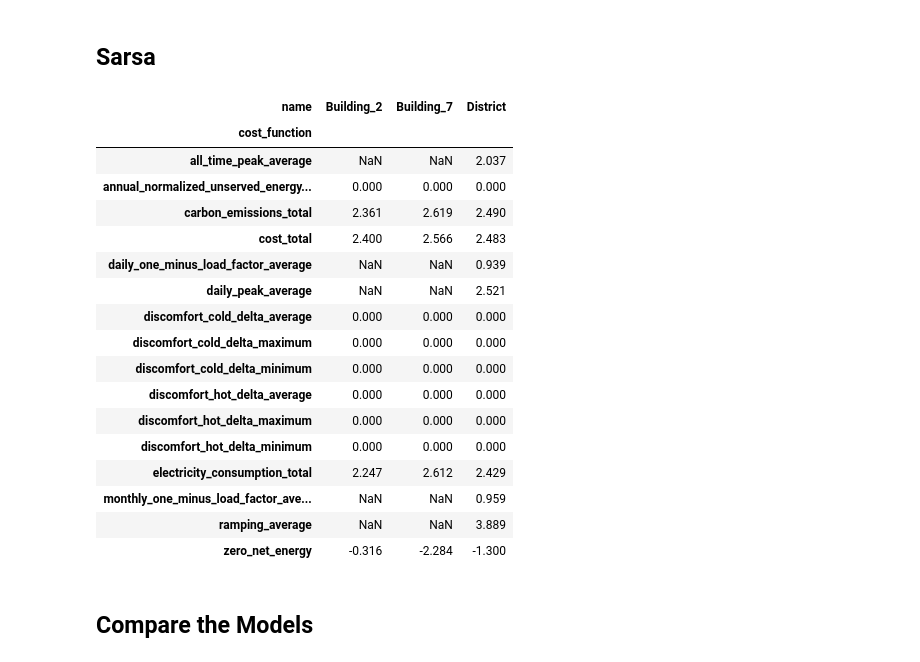
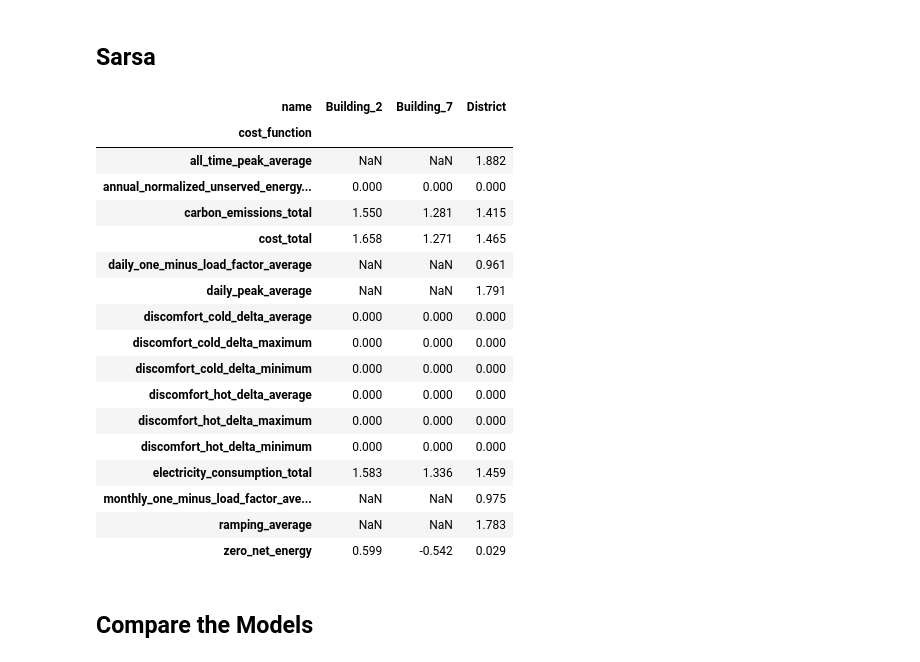
Before and after one commit to CaseyMOwen/Fa24-CS-138-FinalProject, a Jupyter notebook: main.ipynb, the cells around one changed output. Drawn from its saved outputs; the diff is of its cells as text; code cells hidden in the pictures.

```diff
--- a/main.ipynb
+++ b/main.ipynb
@@ -83,11 +83,16 @@ display(kpis)
 # A general environment with discrete observations and actions that can be re-used for multiple agent types
 from functions.wrappers import DiscreteAlgorithmWrapper
 
+
 discrete_env = CityLearnEnv(schema, random_seed=RANDOM_SEED)
 
+# Very Large bins and low multiplier for testing purposes
+
 # define active observations and actions and their bin sizes
-observation_bins = {'hour': 24, 'month':12, 'electricity_pricing':15}
-action_bins = {'electrical_storage': 12, 'heating_storage': 12}
+observation_bins = {'hour': 2, 'month':2, 'electricity_pricing':2}
+action_bins = {'electrical_storage': 2, 'heating_storage': 2}
+# Timesteps per state action when simulating
+execution_multiplier = 1
 
 # initialize list of bin sizes where each building
 # has a dictionary in the list definining its bin sizes
@@ -98,3 +103,15 @@ for b in discrete_env.buildings:
     # add a bin size definition for the buildings
     observation_bin_sizes.append(observation_bins)
     action_bin_sizes.append(action_bins)
+
+unwrapped_env = DiscreteAlgorithmWrapper(
+    discrete_env.unwrapped,
+    observation_bin_sizes=observation_bin_sizes,
+    action_bin_sizes=action_bin_sizes
+)
+m = unwrapped_env.observation_space[0].n
+n = unwrapped_env.action_space[0].n
+t = unwrapped_env.time_steps - 1
+num_episodes = int(m*n*execution_multiplier/t)
+print('Q-Table dimension:', (m, n))
+print('Number of episodes to train:', num_episodes)
@@ -104,6 +124,7 @@ for b in discrete_env.buildings:
 Sampling based on CityLearn Implementation to create framework for how we will test and implement our new algorithms
 # %%
 from agents.qlearning import TabularQLearning
+from IPython.display import display
 
 # This made for Tabular Q learning, but I think it applies to any discrete algorithm
 q_env = DiscreteAlgorithmWrapper(
@@ -126,6 +147,10 @@ q_agent = TabularQLearning(
     **q_kwargs
 )
 
+# ----------------- Train -----------------
+_ = q_agent.learn(episodes=num_episodes)
+
+# ----------------- Test -----------------
 # Initialize Environment
 observations, _ = q_env.reset()
 
@@ -133,7 +158,7 @@ while not q_env.terminated:
     actions = q_agent.predict(observations)
     observations, reward, info, terminated, truncated = q_env.step(actions)
 
-# test
+
 kpis = q_agent.env.evaluate()
 kpis = kpis.pivot(index='cost_function', columns='name', values='value').round(3)
 kpis = kpis.dropna(how='all')
@@ -167,50 +192,53 @@ sarsa_env = DiscreteAlgorithmWrapper(
     observation_bin_sizes=observation_bin_sizes,
     action_bin_sizes=action_bin_sizes
 )
 
 sarsa_kwargs = {
     'epsilon': 0.1,
     'alpha': 0.005,
     'gamma': 0.99,
 }
 
+
 sarsa_agent = Sarsa(
     env=sarsa_env,
     random_seed=RANDOM_SEED,
     **sarsa_kwargs
 )
+# ----------------- Train -----------------
+_ = sarsa_agent.learn(episodes=num_episodes)
 
+# ----------------- Test -----------------
 # Initialize Environment
 observations, _ = sarsa_env.reset()
 
 while not sarsa_env.terminated:
     actions = sarsa_agent.predict(observations)
     observations, reward, info, terminated, truncated = sarsa_env.step(actions)
 
-# test
 kpis = sarsa_agent.env.evaluate()
 kpis = kpis.pivot(index='cost_function', columns='name', values='value').round(3)
 kpis = kpis.dropna(how='all')
 display(kpis)
 # %% [output]
 | name | Building_2 | Building_7 | District |
 | cost_function |  |  |  |
-| all_time_peak_average | NaN | NaN | 2.037 |
+| all_time_peak_average | NaN | NaN | 1.882 |
 | annual_normalized_unserved_energy... | 0.000 | 0.000 | 0.000 |
-| carbon_emissions_total | 2.361 | 2.619 | 2.490 |
-| cost_total | 2.400 | 2.566 | 2.483 |
-| daily_one_minus_load_factor_average | NaN | NaN | 0.939 |
-| daily_peak_average | NaN | NaN | 2.521 |
+| carbon_emissions_total | 1.550 | 1.281 | 1.415 |
+| cost_total | 1.658 | 1.271 | 1.465 |
+| daily_one_minus_load_factor_average | NaN | NaN | 0.961 |
+| daily_peak_average | NaN | NaN | 1.791 |
 | discomfort_cold_delta_average | 0.000 | 0.000 | 0.000 |
 | discomfort_cold_delta_maximum | 0.000 | 0.000 | 0.000 |
 | discomfort_cold_delta_minimum | 0.000 | 0.000 | 0.000 |
 | discomfort_hot_delta_average | 0.000 | 0.000 | 0.000 |
 | discomfort_hot_delta_maximum | 0.000 | 0.000 | 0.000 |
 | discomfort_hot_delta_minimum | 0.000 | 0.000 | 0.000 |
-| electricity_consumption_total | 2.247 | 2.612 | 2.429 |
-| monthly_one_minus_load_factor_ave... | NaN | NaN | 0.959 |
-| ramping_average | NaN | NaN | 3.889 |
-| zero_net_energy | -0.316 | -2.284 | -1.300 |
+| electricity_consumption_total | 1.583 | 1.336 | 1.459 |
+| monthly_one_minus_load_factor_ave... | NaN | NaN | 0.975 |
+| ramping_average | NaN | NaN | 1.783 |
+| zero_net_energy | 0.599 | -0.542 | 0.029 |
 # %% [markdown]
 ## Compare the Models
 # %%
```
Also changed, not shown: parts of 4 cells of this notebook, 1 other file.
